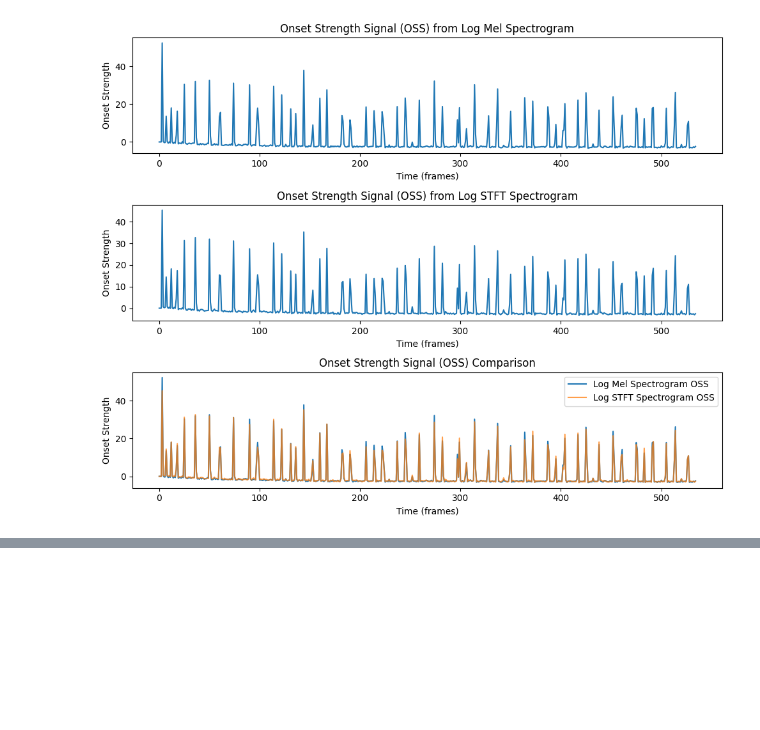
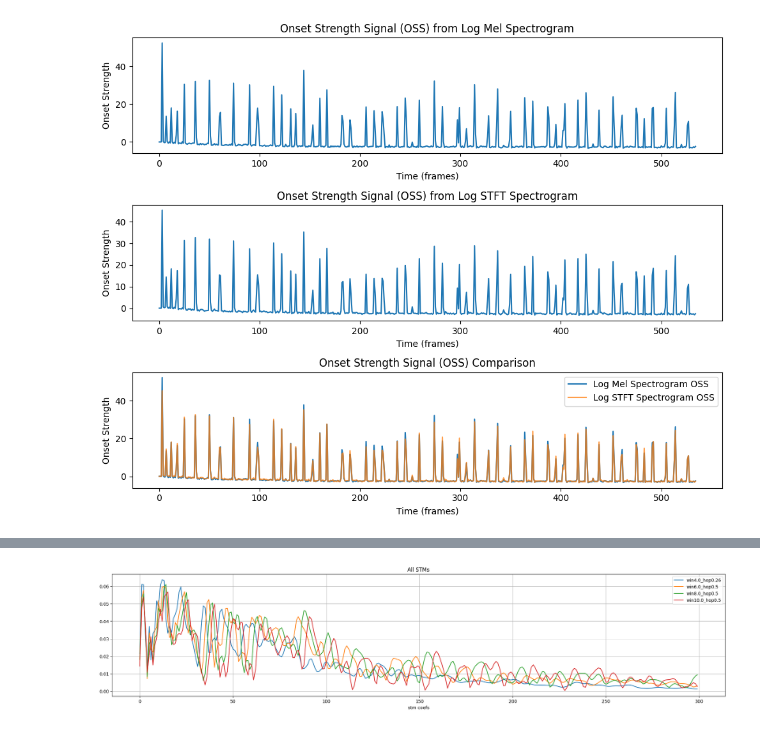
Before and after one commit to Masetto96/rhythmic-pattern-analysis, a Jupyter notebook: demo_notebooks/computation_demo.ipynb, the cells around one changed output, grey strips where cells are left out. Drawn from its saved outputs; the diff is of its cells as text; code cells hidden in the pictures; blank space fills up the shorter version.

```diff
--- a/demo_notebooks/computation_demo.ipynb
+++ b/demo_notebooks/computation_demo.ipynb
@@ -166,0 +150,14 @@ plt.show()
+# %%
+# Plot all STMs in one plot
+plt.figure(figsize=(25, 5))
+plt.title('All STMs')
+for i in range(len(autocor_winsizes)):
+    k = f"win{autocor_winsizes[i]}_hop{autocor_hopsizes[i]}"
+    plt.plot(stms[k], label=f'win{autocor_winsizes[i]/new_fs}_hop{autocor_hopsizes[i]/new_fs}')
+
+plt.xlabel('stm coefs')
+plt.legend()
+plt.grid(True)
+plt.show()
+# %% [output]
+[figure, added]
```
Also changed, not shown: parts of 6 cells of this notebook, 4 other files.
